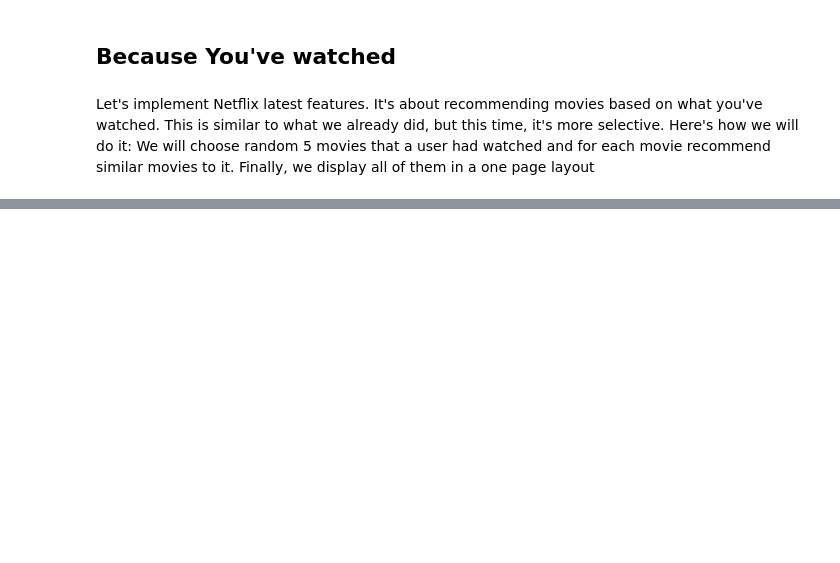
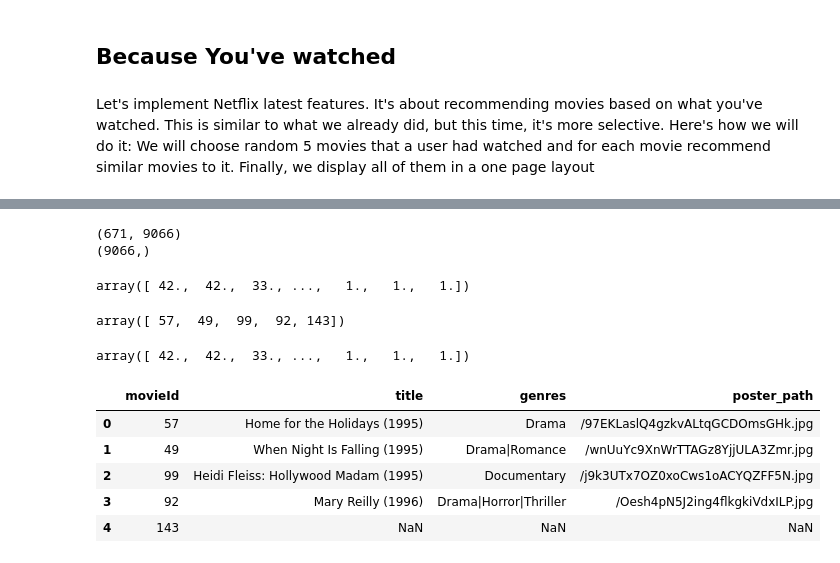
Before and after one commit to maviator/metflix, a Jupyter notebook: Because_you_watched.ipynb, the cells around one changed output, grey strips where cells are left out. Saved outputs shown, nothing was run; the diff lists cells and outputs as text; code cells hidden in the pictures; blank space fills up the shorter version.

```diff
--- a/Because_you_watched.ipynb
+++ b/Because_you_watched.ipynb
@@ -467,0 +478,37 @@ because_you_watched(500, user_item, users, movies, k=5, N=5)
+# %%
+print (user_item.shape)
+populars = np.array(binary.sum(axis=0)).reshape(-1)
+print (populars.shape)
+# %% [output]
+(671, 9066)
+(9066,)
+# %%
+populars
+# %% [output]
+array([ 42.,  42.,  33., ...,   1.,   1.,   1.])
+# %%
+populars.argsort()[::-1][:5]
+# %% [output]
+array([ 57,  49,  99,  92, 143])
+# %%
+populars
+# %% [output]
+array([ 42.,  42.,  33., ...,   1.,   1.,   1.])
+# %%
+binary = user_item.copy()
+binary[binary !=0] = 1
+
+populars = np.array(binary.sum(axis=0)).reshape(-1)
+
+movieIDs = populars.argsort()[::-1][:5]
+
+movies_rec = get_movies(movieIDs, movies_table)
+# %%
+movies_rec.head()
+# %% [output]
+|  | movieId | title | genres | poster_path |
+| 0 | 57 | Home for the Holidays (1995) | Drama | /97EKLaslQ4gzkvALtqGCDOmsGHk.jpg |
+| 1 | 49 | When Night Is Falling (1995) | Drama|Romance | /wnUuYc9XnWrTTAGz8YjjULA3Zmr.jpg |
+| 2 | 99 | Heidi Fleiss: Hollywood Madam (1995) | Documentary | /j9k3UTx7OZ0xoCws1oACYQZFF5N.jpg |
+| 3 | 92 | Mary Reilly (1996) | Drama|Horror|Thriller | /Oesh4pN5J2ing4flkgkiVdxILP.jpg |
+| 4 | 143 | NaN | NaN | NaN |
```
Also changed, not shown: parts of 15 cells of this notebook.
